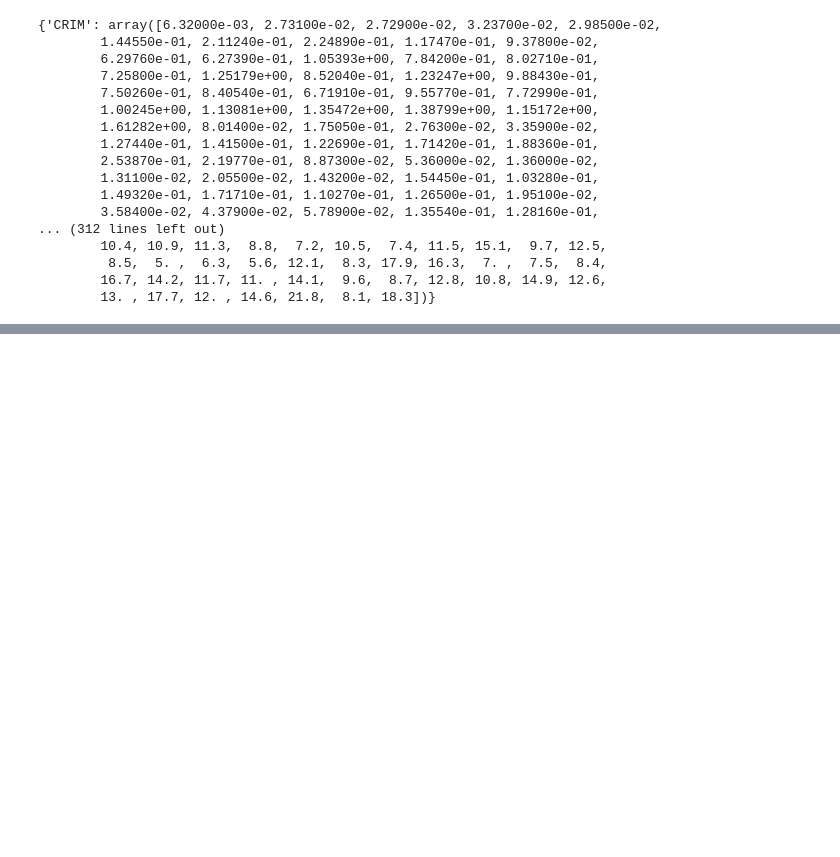
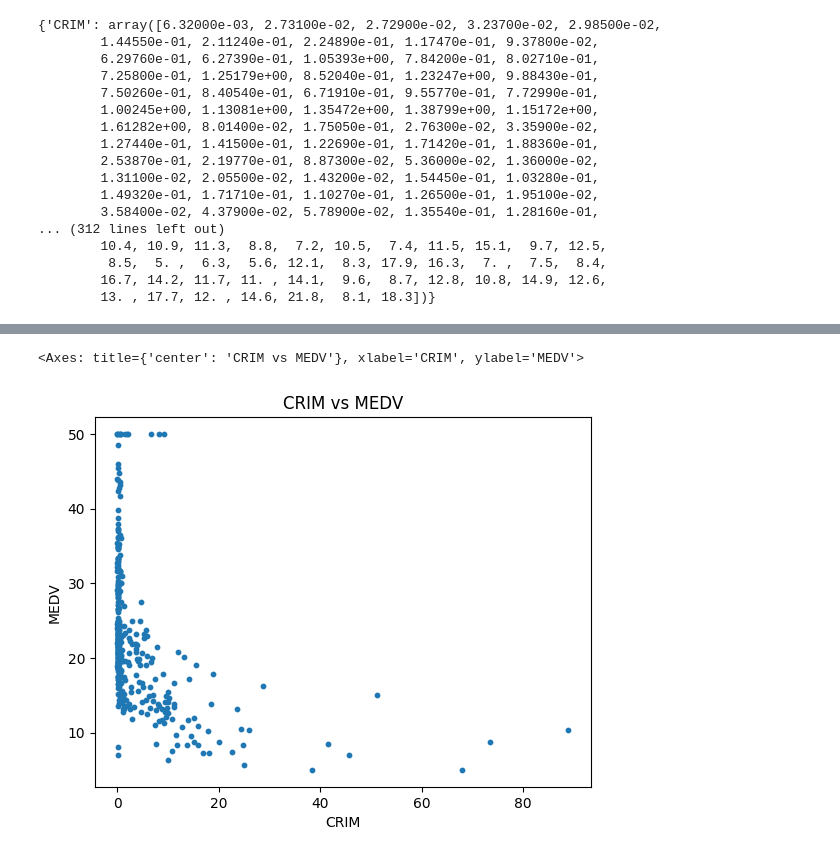
Before and after one commit to omkarpawar1430/Exploratory-Data-Analysis, a Jupyter notebook: Bostun Housing Data Set/bostun_housing_EDA.ipynb, the cells around one changed output, grey strips where cells are left out. Drawn from its saved outputs; the diff is of its cells as text; code cells hidden in the pictures; blank space fills up the shorter version.

```diff
--- a/Bostun Housing Data Set/bostun_housing_EDA.ipynb
+++ b/Bostun Housing Data Set/bostun_housing_EDA.ipynb
@@ -239,0 +268,5 @@ find_unique_values(df)
+# %%
+df.plot.scatter(x = "CRIM", y = 'MEDV', title='CRIM vs MEDV', s = 10)
+# %% [output]
+<Axes: title={'center': 'CRIM vs MEDV'}, xlabel='CRIM', ylabel='MEDV'>
+[figure, added]
```
Also changed, not shown: parts of 8 cells of this notebook.
